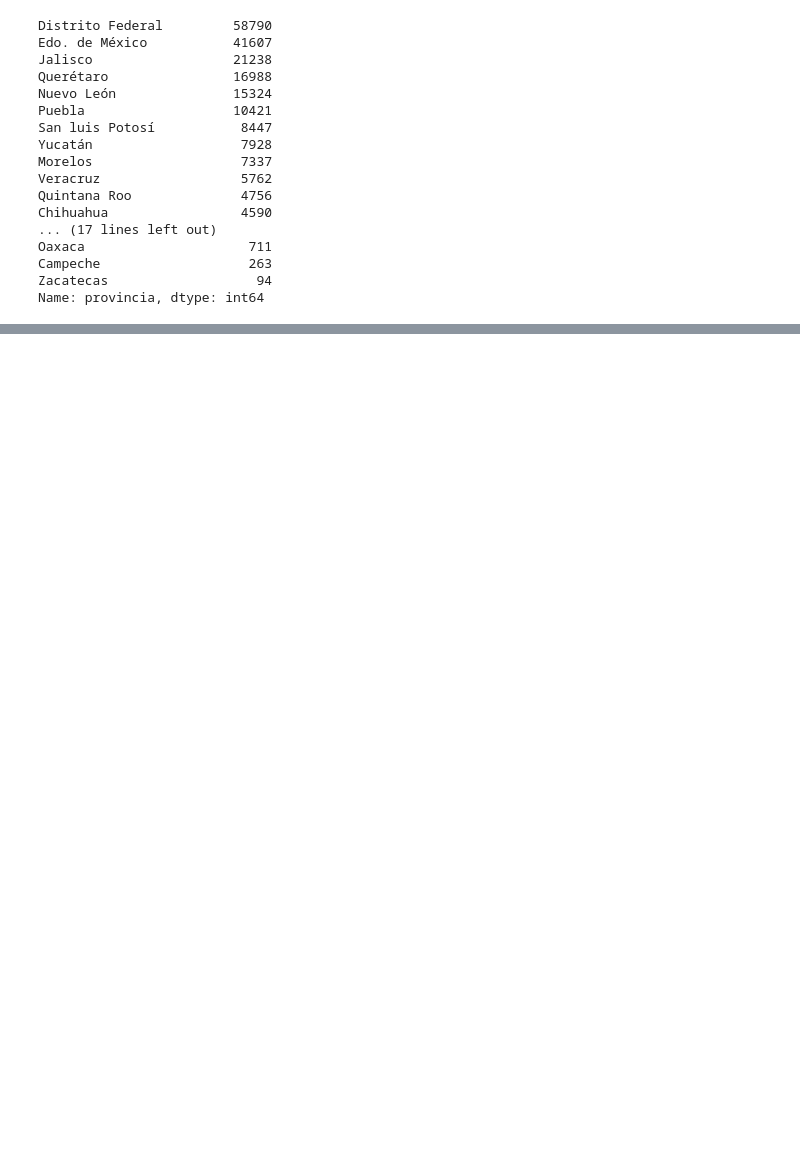
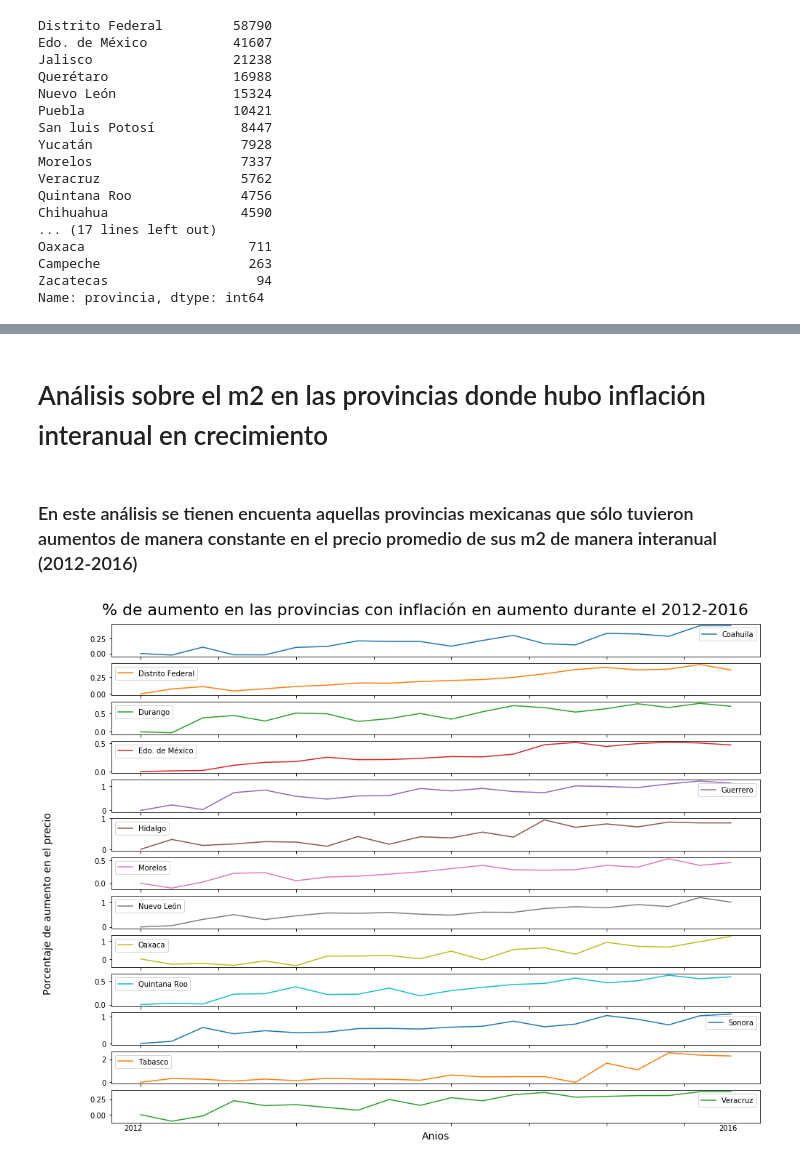
Before and after one commit to BraianV/Datos2019-2doCuatri, a Jupyter notebook: Analisis sobre el m2 en Mexico.ipynb, the cells around one changed output, grey strips where cells are left out. Cells and saved outputs as stored; diff of their text form; code cells hidden in the pictures; blank space fills up the shorter version.

```diff
--- a/Analisis sobre el m2 en Mexico.ipynb
+++ b/Analisis sobre el m2 en Mexico.ipynb
@@ -122,0 +185,8 @@ Length: 155, dtype: int64
+# %%
+dfMeanWithInflation = dfMeanWithYearPct.loc[(
+            dfMeanWithYearPct[2013] > 0) &
+           (dfMeanWithYearPct[2014] > 0) &
+           (dfMeanWithYearPct[2015] > 0) &
+           (dfMeanWithYearPct[2016] > 0)
+          ]
+dfMeanWithInflation
@@ -122,0 +211,7 @@ Length: 155, dtype: int64
+# %%
+provConInflacion = list(dfMeanWithInflation.reset_index().drop(['level_0'], axis=1)['provincia'])
+# %%
+dfMean = dfMean.rename(columns=str).reset_index().drop(['level_0'],axis = 1)
+# %%
+dfMean = dfMean[dfMean['provincia'].isin(provConInflacion)]
+dfMean
@@ -122,0 +235,18 @@ Length: 155, dtype: int64
+# %% [markdown]
+# Análisis sobre el m2 en las provincias donde hubo inflación interanual en crecimiento
+# %% [markdown]
+### En este análisis se tienen encuenta aquellas provincias mexicanas que sólo tuvieron aumentos de manera constante en el precio promedio de sus m2 de manera interanual (2012-2016)
+# %%
+axes = dfMean.set_index('provincia').T.cumsum().fillna(0).plot(figsize = (16,14), subplots = True, layout = (13, 1))
+axes[12,0].set_xlabel("Anios",fontsize = 14)
+fig=axes[0,0].figure
+fig.text(0.5,0.9, "% de aumento en las provincias con inflación en aumento durante el 2012-2016", ha="center", va="center",fontsize= 22)
+#fig.text(0.5,0.14, "Trimestre - Año", ha="center", va="center",fontsize = 14)
+fig.text(0.05,0.5, "Porcentaje de aumento en el precio", ha="center", va="center", rotation=90,fontsize = 14)
+fig.text(0.14,0.19,"2012")
+fig.text(0.85,0.19,"2016")
+
+
+plt.show()
+# %% [output]
+[figure, added]
```
Also changed, not shown: parts of 18 cells of this notebook, 1 other file.
